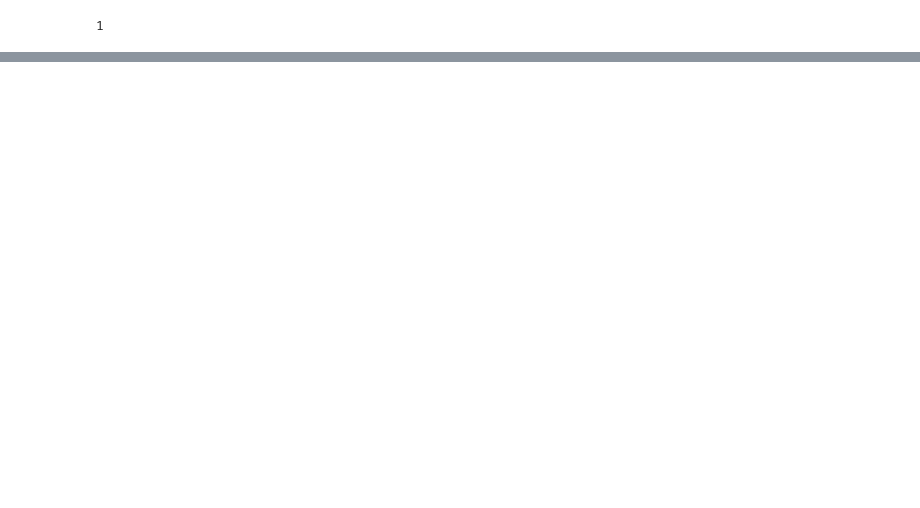
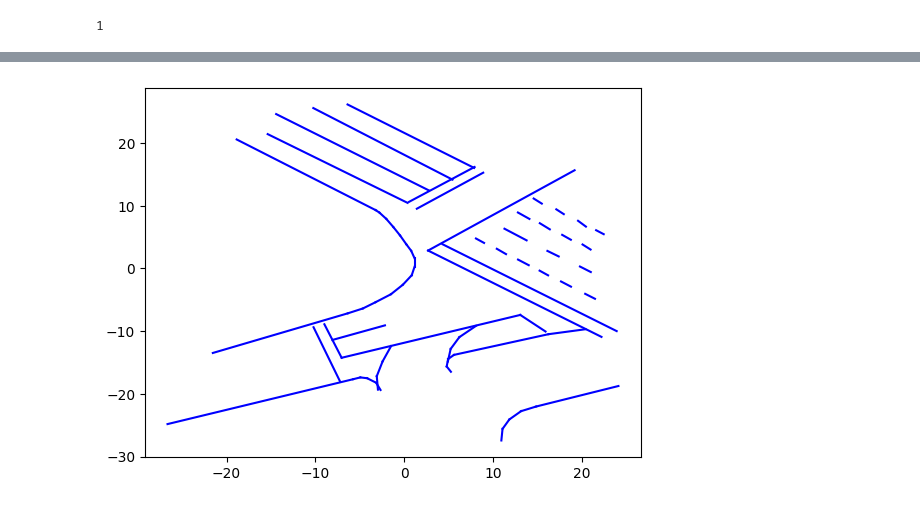
Before and after one commit to yinwu33/VectorMapNet_code, a Jupyter notebook: check.ipynb, the cells around one changed output, grey strips where cells are left out. Drawn from its saved outputs; the diff is of its cells as text; code cells hidden in the pictures; blank space fills up the shorter version.

```diff
--- a/check.ipynb
+++ b/check.ipynb
@@ -207,0 +225,16 @@ results['results']['vectors'][1]
+# %%
+# read the ground truth from pickle file
+ann = "/root/workspace/VectorMapNet_code/datasets/RSU/map_info.pkl"
+
+with open(ann, 'rb') as f:
+    map_info = pickle.load(f)
+
+for k, v in map_info.items():
+    assert k in {"lane", "road_boundary"}
+
+    for polyline in v:
+        # polyline: array of shape (N, 2)
+        for i in range(polyline.shape[0] - 1):
+            plt.plot([polyline[i][0], polyline[i+1][0]], [polyline[i][1], polyline[i+1][1]], c='b')
+# %% [output]
+[figure, added]
```
Also changed, not shown: parts of 10 cells of this notebook, 3 other files.
